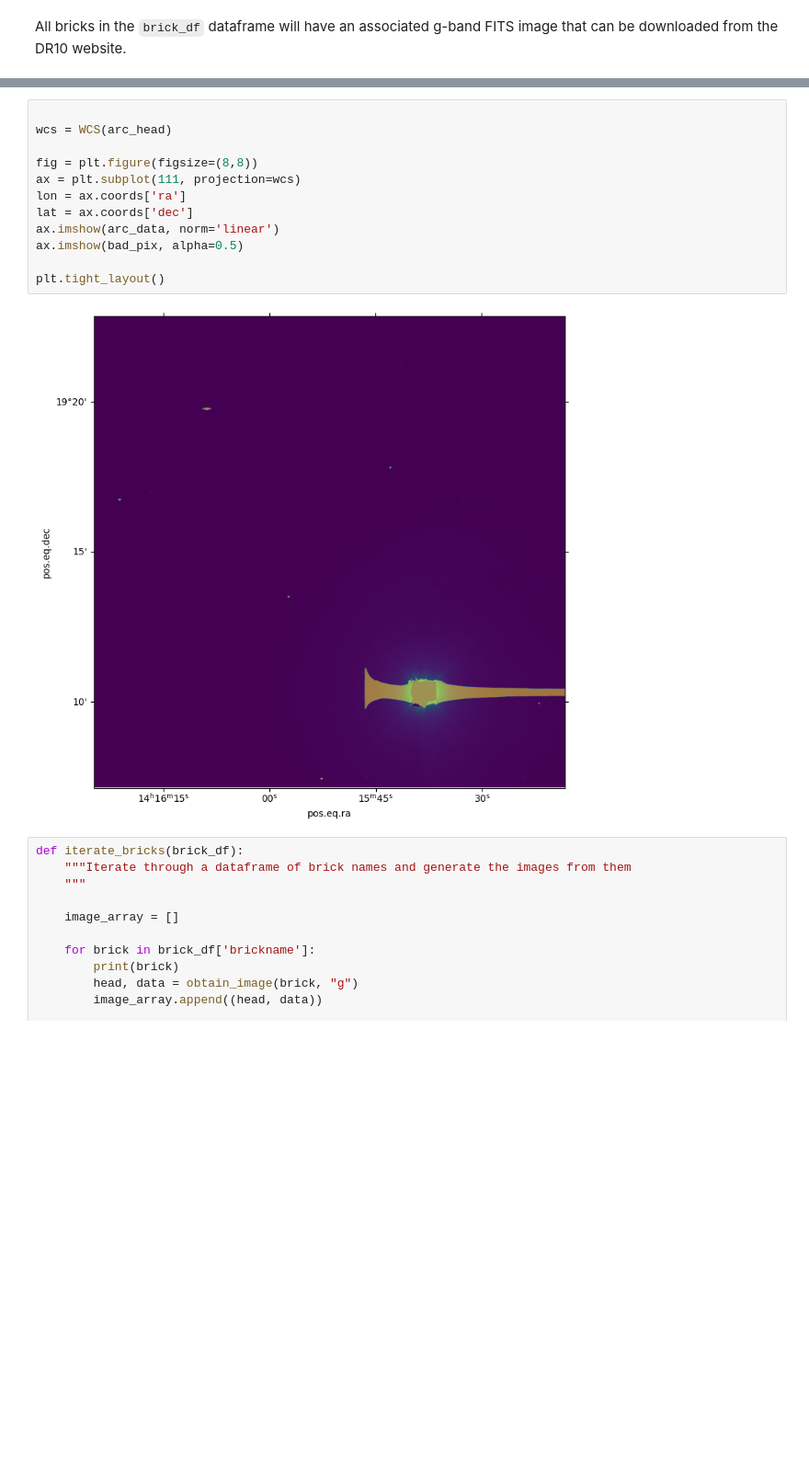
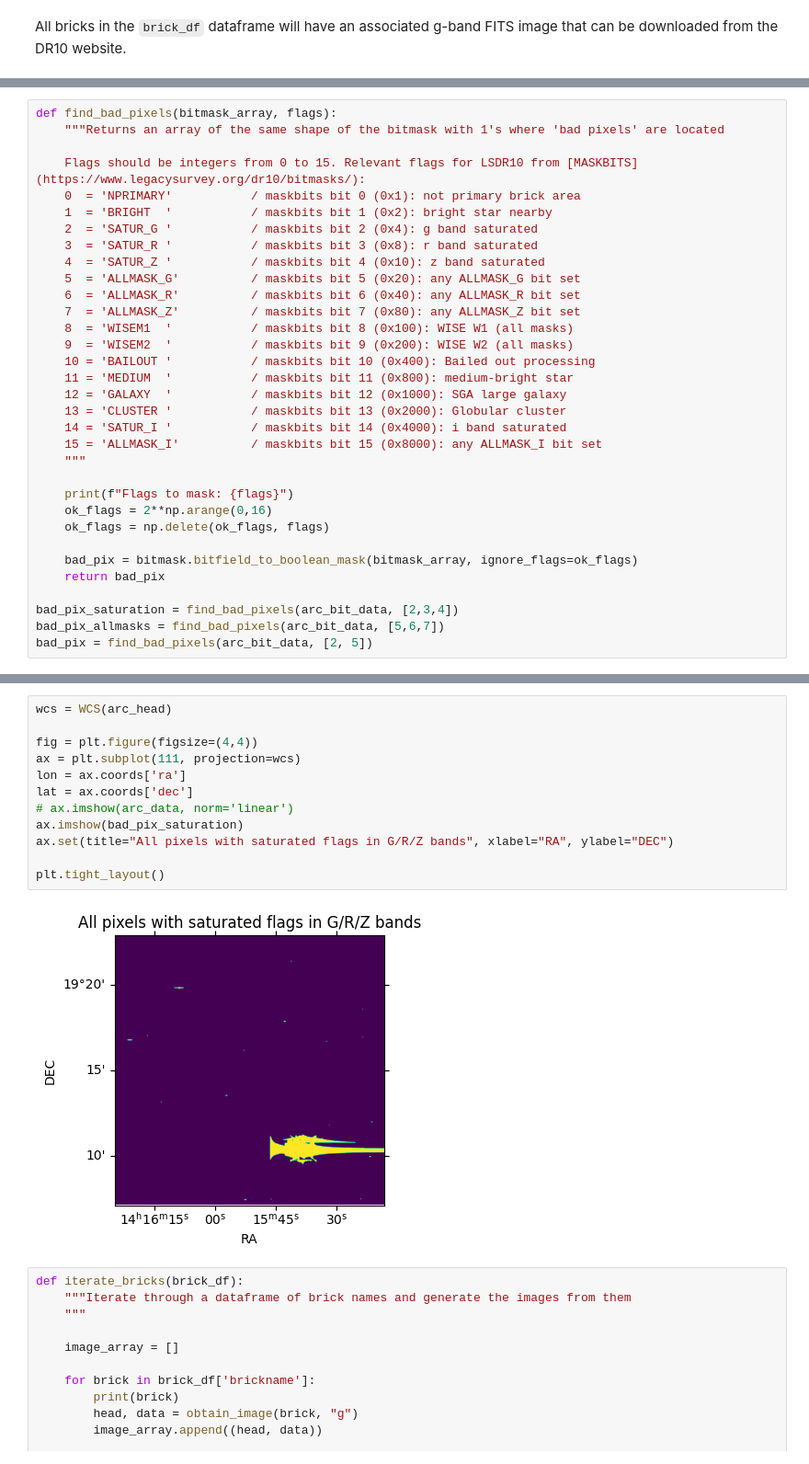
Before and after one commit to cyb0rb/WiFeS_Catalog, a Jupyter notebook: query_images.ipynb, the cells around one changed output, grey strips where cells are left out. Shown at 92% size. Drawn from its saved outputs; the diff is of its cells as text; blank space fills up the shorter version.

Commit message:
Modify bitmasking to use Astropy function instead

```diff
--- a/query_images.ipynb
+++ b/query_images.ipynb
@@ -384,0 +326,33 @@ bad_pix = find_bad_pixels(arc_bit_data, 32)
+# %%
+def find_bad_pixels(bitmask_array, flags):
+    """Returns an array of the same shape of the bitmask with 1's where 'bad pixels' are located
+
+    Flags should be integers from 0 to 15. Relevant flags for LSDR10 from [MASKBITS](https://www.legacysurvey.org/dr10/bitmasks/):
+    0  = 'NPRIMARY'           / maskbits bit 0 (0x1): not primary brick area
+    1  = 'BRIGHT  '           / maskbits bit 1 (0x2): bright star nearby
+    2  = 'SATUR_G '           / maskbits bit 2 (0x4): g band saturated
+    3  = 'SATUR_R '           / maskbits bit 3 (0x8): r band saturated
+    4  = 'SATUR_Z '           / maskbits bit 4 (0x10): z band saturated
+    5  = 'ALLMASK_G'          / maskbits bit 5 (0x20): any ALLMASK_G bit set
+    6  = 'ALLMASK_R'          / maskbits bit 6 (0x40): any ALLMASK_R bit set
+    7  = 'ALLMASK_Z'          / maskbits bit 7 (0x80): any ALLMASK_Z bit set
+    8  = 'WISEM1  '           / maskbits bit 8 (0x100): WISE W1 (all masks)
+    9  = 'WISEM2  '           / maskbits bit 9 (0x200): WISE W2 (all masks)
+    10 = 'BAILOUT '           / maskbits bit 10 (0x400): Bailed out processing
+    11 = 'MEDIUM  '           / maskbits bit 11 (0x800): medium-bright star
+    12 = 'GALAXY  '           / maskbits bit 12 (0x1000): SGA large galaxy
+    13 = 'CLUSTER '           / maskbits bit 13 (0x2000): Globular cluster
+    14 = 'SATUR_I '           / maskbits bit 14 (0x4000): i band saturated
+    15 = 'ALLMASK_I'          / maskbits bit 15 (0x8000): any ALLMASK_I bit set
+    """
+
+    print(f"Flags to mask: {flags}")
+    ok_flags = 2**np.arange(0,16)
+    ok_flags = np.delete(ok_flags, flags)
+
+    bad_pix = bitmask.bitfield_to_boolean_mask(bitmask_array, ignore_flags=ok_flags)
+    return bad_pix
+
+bad_pix_saturation = find_bad_pixels(arc_bit_data, [2,3,4])
+bad_pix_allmasks = find_bad_pixels(arc_bit_data, [5,6,7])
+bad_pix = find_bad_pixels(arc_bit_data, [2, 5])
@@ -385,17 +369,17 @@ bad_pix = find_bad_pixels(arc_bit_data, 32)
 # %%
-
 wcs = WCS(arc_head)
 
-fig = plt.figure(figsize=(8,8))
+fig = plt.figure(figsize=(4,4))
 ax = plt.subplot(111, projection=wcs)
 lon = ax.coords['ra']
 lat = ax.coords['dec']
-ax.imshow(arc_data, norm='linear')
-ax.imshow(bad_pix, alpha=0.5)
+# ax.imshow(arc_data, norm='linear')
+ax.imshow(bad_pix_saturation)
+ax.set(title="All pixels with saturated flags in G/R/Z bands", xlabel="RA", ylabel="DEC")
 
 plt.tight_layout()
 # %% [output]
-[figure, old version]
+[figure, new version]
 # %%
 def iterate_bricks(brick_df):
     """Iterate through a dataframe of brick names and generate the images from them
```
Also changed, not shown: parts of 9 cells of this notebook.
